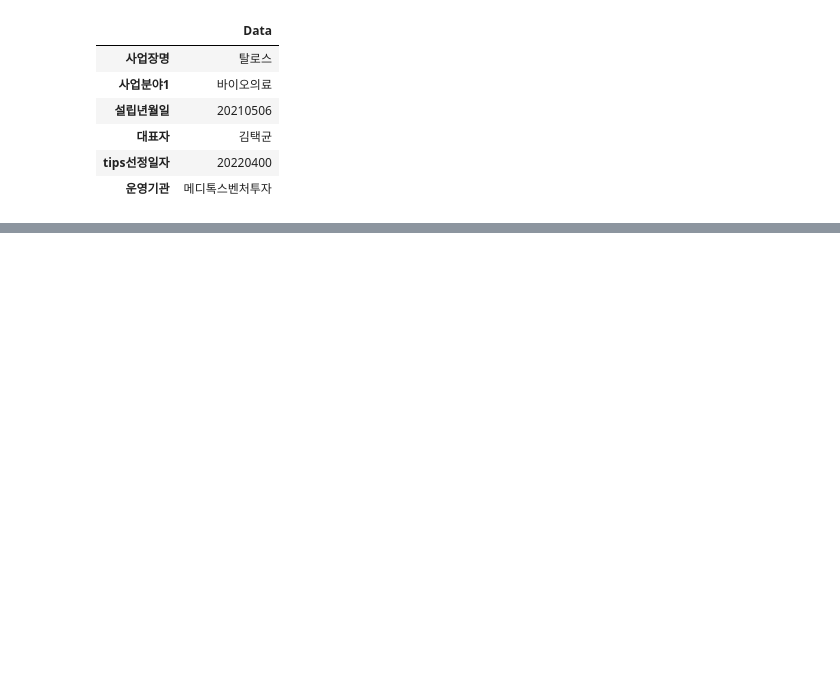
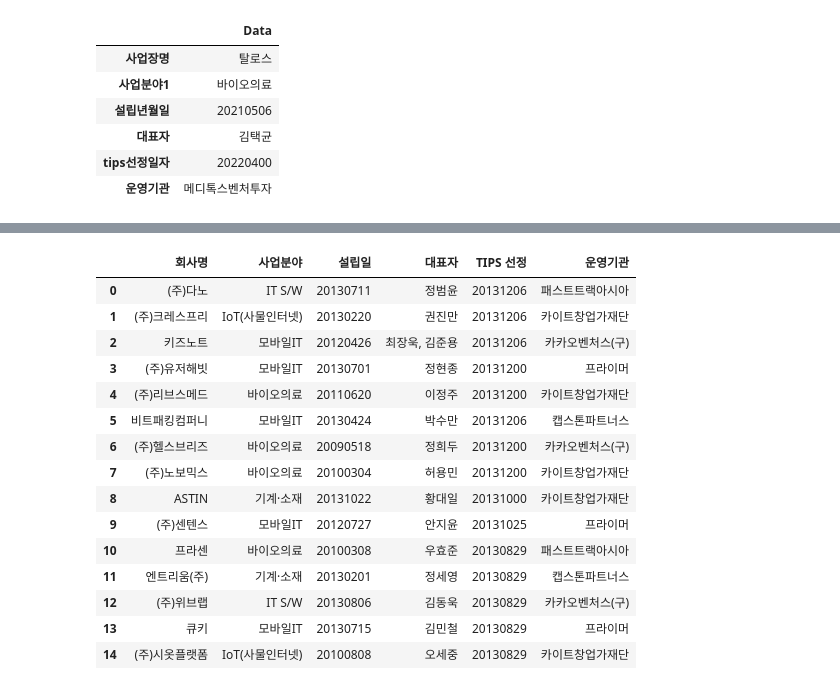
Before and after one commit to joony0512/HTML_CSS, a Jupyter notebook: 페이지크롤링_정보추출.ipynb, the cells around one changed output, grey strips where cells are left out. Saved outputs shown, nothing was run; the diff lists cells and outputs as text; code cells hidden in the pictures; blank space fills up the shorter version.

```diff
--- a/페이지크롤링_정보추출.ipynb
+++ b/페이지크롤링_정보추출.ipynb
@@ -173,0 +310,19 @@ print(df.shape)
+# %%
+df1
+# %% [output]
+|  | 회사명 | 사업분야 | 설립일 | 대표자 | TIPS 선정 | 운영기관 |
+| 0 | (주)다노 | IT S/W | 20130711 | 정범윤 | 20131206 | 패스트트랙아시아 |
+| 1 | (주)크레스프리 | IoT(사물인터넷) | 20130220 | 권진만 | 20131206 | 카이트창업가재단 |
+| 2 | 키즈노트 | 모바일IT | 20120426 | 최장욱, 김준용 | 20131206 | 카카오벤처스(구) |
+| 3 | (주)유저해빗 | 모바일IT | 20130701 | 정현종 | 20131200 | 프라이머 |
+| 4 | (주)리브스메드 | 바이오의료 | 20110620 | 이정주 | 20131200 | 카이트창업가재단 |
+| 5 | 비트패킹컴퍼니 | 모바일IT | 20130424 | 박수만 | 20131206 | 캡스톤파트너스 |
+| 6 | (주)헬스브리즈 | 바이오의료 | 20090518 | 정희두 | 20131200 | 카카오벤처스(구) |
+| 7 | (주)노보믹스 | 바이오의료 | 20100304 | 허용민 | 20131200 | 카이트창업가재단 |
+| 8 | ASTIN | 기계·소재 | 20131022 | 황대일 | 20131000 | 카이트창업가재단 |
+| 9 | (주)센텐스 | 모바일IT | 20120727 | 안지윤 | 20131025 | 프라이머 |
+| 10 | 프라센 | 바이오의료 | 20100308 | 우효준 | 20130829 | 패스트트랙아시아 |
+| 11 | 엔트리움(주) | 기계·소재 | 20130201 | 정세영 | 20130829 | 캡스톤파트너스 |
+| 12 | (주)위브랩 | IT S/W | 20130806 | 김동욱 | 20130829 | 카카오벤처스(구) |
+| 13 | 큐키 | 모바일IT | 20130715 | 김민철 | 20130829 | 프라이머 |
+| 14 | (주)시옷플랫폼 | IoT(사물인터넷) | 20100808 | 오세중 | 20130829 | 카이트창업가재단 |
```
Also changed, not shown: parts of 48 cells of this notebook.
